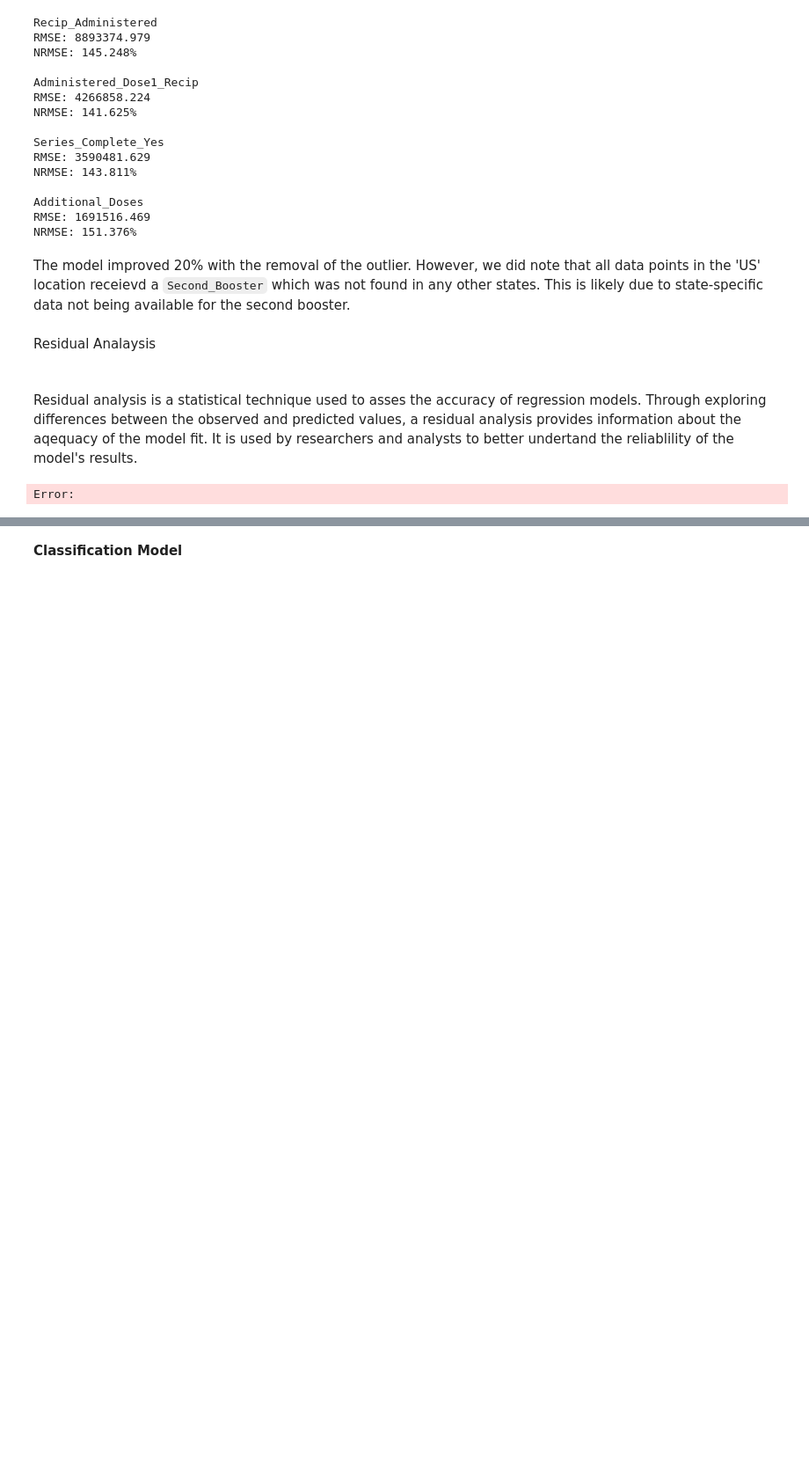
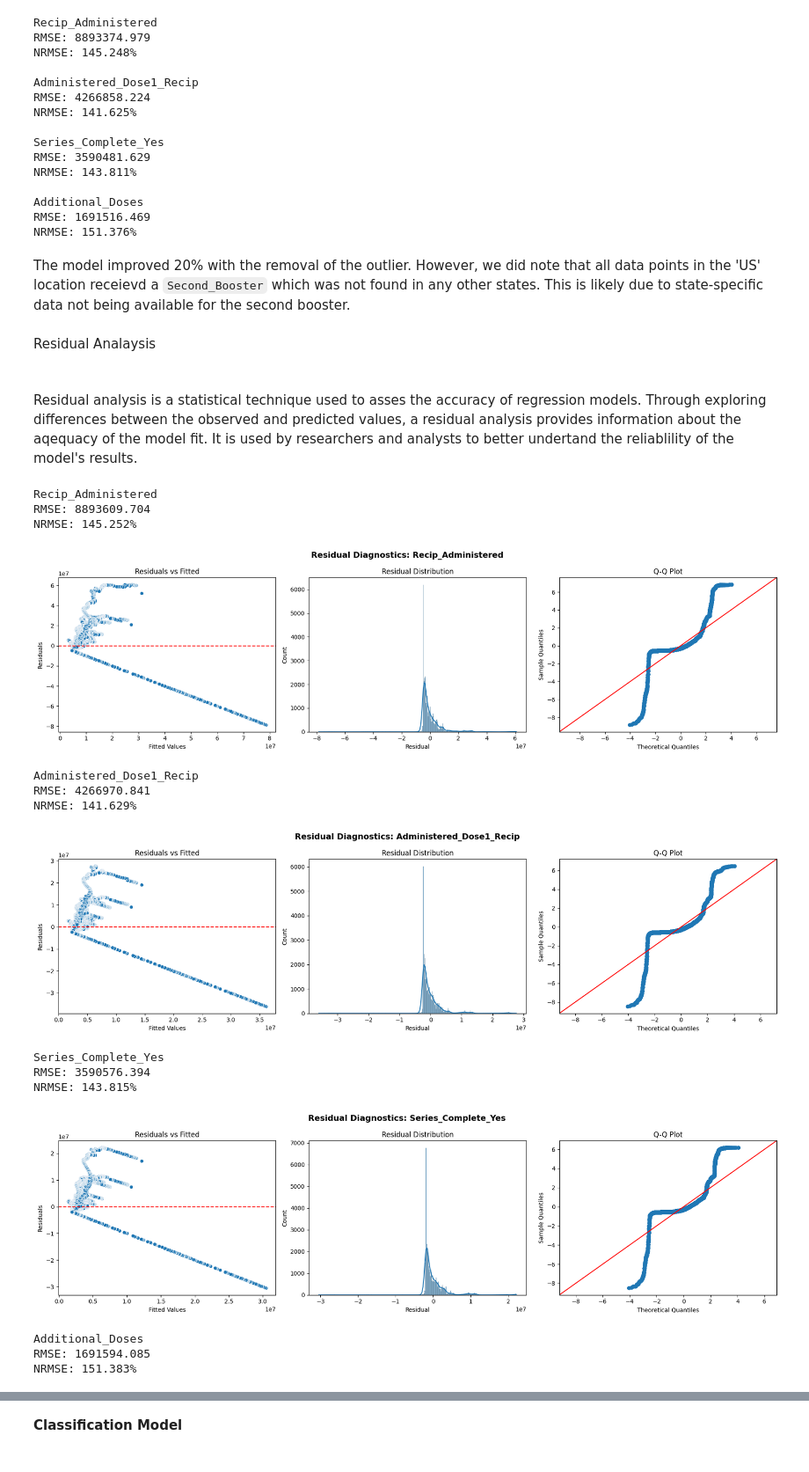
Before and after one commit to jsbxyz/Vaccine-Supply-Impact-on-Stage-Completion, a Jupyter notebook: DSC-530 Term Paper.ipynb, the cells around one changed output, grey strips where cells are left out. Shown at 88% size. Cells and saved outputs as stored; diff of their text form; code cells hidden in the pictures; blank space fills up the shorter version.

```diff
--- a/DSC-530 Term Paper.ipynb
+++ b/DSC-530 Term Paper.ipynb
@@ -584,47 +606,57 @@ Residual analysis is a statistical technique used to asses the accuracy of regre
 # %%
 import warnings
 
 try:
     for stage in stages:
         y = cleaned_eda[stage]
-
         mask = y.notna()
         y = y[mask]
         X_stage = X_clean.loc[mask]
-
         model = sm.OLS(y, X_stage).fit()
         rmse = np.sqrt(model.mse_resid)
         nrmse = rmse / y.mean()
-
         print(f"{stage}\nRMSE: {rmse:.3f}\nNRMSE: {nrmse:.3%}\n")
-
         residuals = model.resid
         fitted = model.fittedvalues
 
+        fig, axes = plt.subplots(1, 3, figsize=(18, 5))
+        fig.suptitle(f'Residual Diagnostics: {stage}', fontsize=14, fontweight='bold')
 
         # Residuals vs Fitted
-        plt.figure(figsize=(6, 4))
-        sns.scatterplot(x=fitted, y=residuals)
-        plt.axhline(0, color='red', linestyle='--')
-        plt.title(f'Residuals vs Fitted: {stage}')
-        plt.xlabel('Fitted Values')
-        plt.ylabel('Residuals')
+        sns.scatterplot(x=fitted, y=residuals, ax=axes[0])
+        axes[0].axhline(0, color='red', linestyle='--')
+        axes[0].set_title('Residuals vs Fitted')
+        axes[0].set_xlabel('Fitted Values')
+        axes[0].set_ylabel('Residuals')
+
+        # Histogram of residuals
+        sns.histplot(residuals.to_numpy(), kde=True, ax=axes[1])
+        axes[1].set_title('Residual Distribution')
+        axes[1].set_xlabel('Residual')
+        axes[1].set_ylabel('Count')
+
+        # Q-Q Plot
+        sm.qqplot(residuals, line='45', fit=True, ax=axes[2])
+        axes[2].set_title('Q-Q Plot')
+
+        plt.tight_layout()
         plt.show()
 
-        # Histogram of residuals
-        plt.figure(figsize=(6, 4))
-        sns.histplot(residuals.to_numpy(), kde=True)
-        plt.title(f'Residual Distribution: {stage}')
-        plt.xlabel('Residual')
-        plt.show()
-
-
-        # Q-Q Plot
-        sm.qqplot(residuals, line='45', fit=True)
-        plt.title(f'Q-Q Plot: {stage}')
-        plt.show()
-
-except ValueError: # Passing an error saying the hist is no longer supported
+except ValueError:
     pass
 # %% [output]
-Error:
+Recip_Administered
+RMSE: 8893609.704
+NRMSE: 145.252%
+[figure, added]
+Administered_Dose1_Recip
+RMSE: 4266970.841
+NRMSE: 141.629%
+[figure, added]
+Series_Complete_Yes
+RMSE: 3590576.394
+NRMSE: 143.815%
+[figure, added]
+Additional_Doses
+RMSE: 1691594.085
+NRMSE: 151.383%
```
Also changed, not shown: parts of 36 cells of this notebook, 3 other files.
